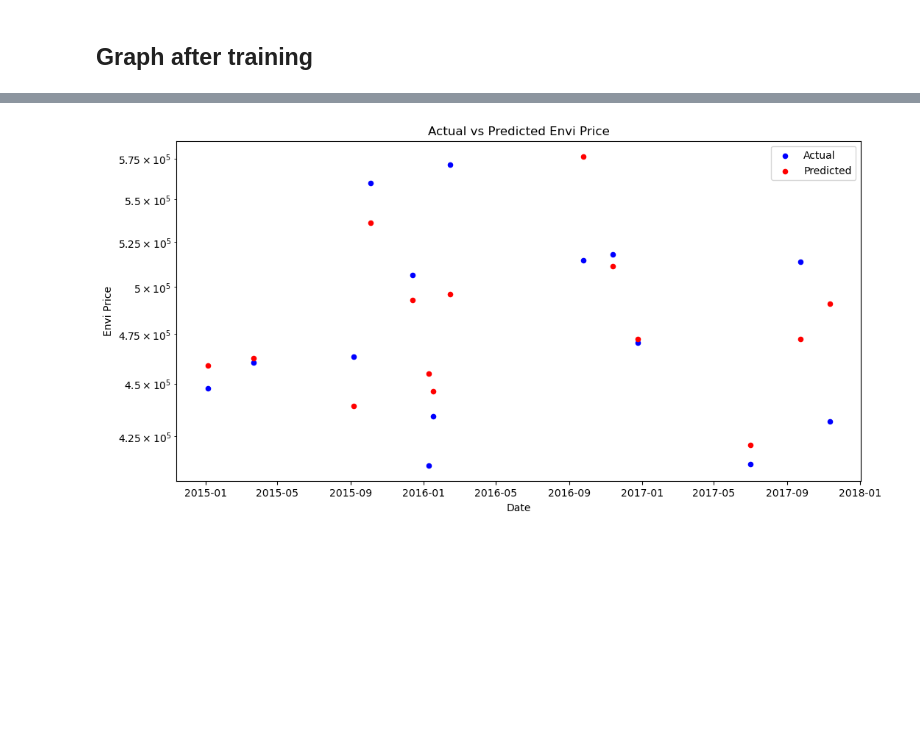
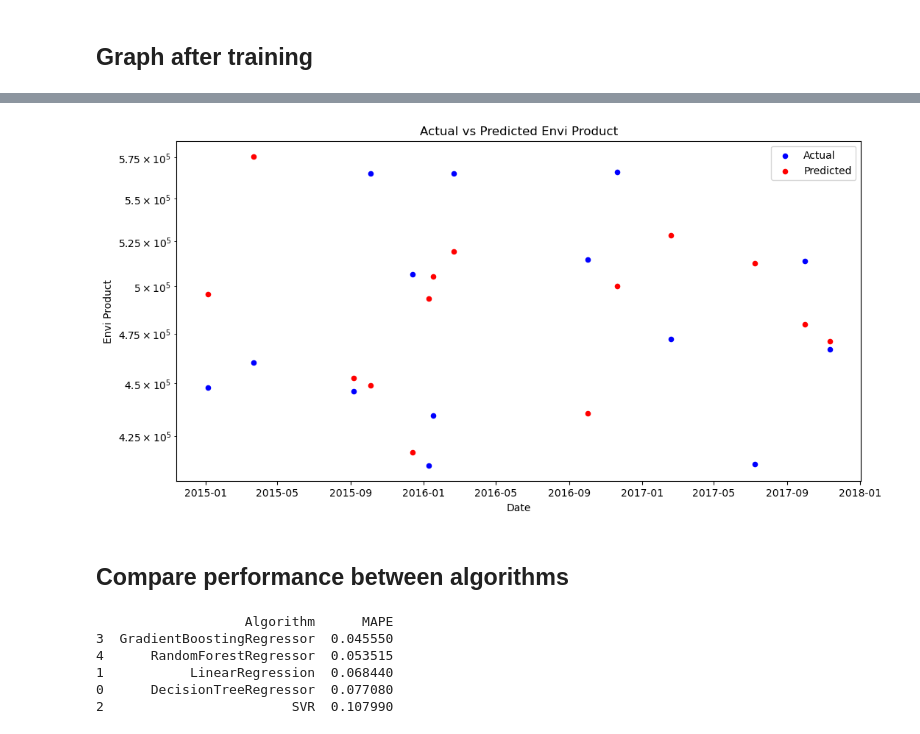
Before and after one commit to MaiWittawat/miniproject2-ai, a Jupyter notebook: envi/code.ipynb, the cells around one changed output, grey strips where cells are left out. Drawn from its saved outputs; the diff is of its cells as text; code cells hidden in the pictures; blank space fills up the shorter version.

```diff
--- a/envi/code.ipynb
+++ b/envi/code.ipynb
@@ -48,7 +48,8 @@ dtype: int64
 # %% [markdown]
 # Filter samples have over range
 # %%
-netherlands_dataset = netherlands_dataset[netherlands_dataset['Envi'] <= 580000] # best 580000
+# netherlands_dataset = netherlands_dataset[netherlands_dataset['Envi'] >= 300000] # best 580000
+netherlands_dataset = netherlands_dataset[netherlands_dataset['Envi'].between(300000, 580000)]
 netherlands_dataset
 # %% [output]
 |  | Date | Envi | region |
@@ -369,12 +416,33 @@ plt.show()
 # %%
 plt.figure(figsize=(12, 6))
 plt.scatter(test.index, y_test, label='Actual', color='blue', s=20)
-plt.scatter(test.index, dt_pred, label='Predicted', color='red', s=20)
+plt.scatter(test.index, test['Envi_Predicted_LR'], label='Predicted', color='red', s=20)
 plt.xlabel('Date')
-plt.ylabel('Envi Price')
+plt.ylabel('Envi Product')
 plt.yscale('log')
-plt.title('Actual vs Predicted Envi Price')
+plt.title('Actual vs Predicted Envi Product')
 plt.legend()
 plt.show()
 # %% [output]
-[figure, old version]
+[figure, new version]
+# %% [markdown]
+## Compare performance between algorithms
+# %%
+# Create a DataFrame to compare the performance of algorithms
+comparison_df = pd.DataFrame({
+    'Algorithm': ['DecisionTreeRegressor', 'LinearRegression', 'SVR', 'GradientBoostingRegressor', 'RandomForestRegressor'],
+    'MAPE': [MAPE_DTR, MAPE_LR, MAPE_SVR, MAPE_GBR, MAPE_RFR]
+})
+
+# Sort the DataFrame by MAPE values
+comparison_df = comparison_df.sort_values(by='MAPE')
+
+# Print the comparison DataFrame
+print(comparison_df)
+# %% [output]
+                   Algorithm      MAPE
+3  GradientBoostingRegressor  0.045550
+4      RandomForestRegressor  0.053515
+1           LinearRegression  0.068440
+0      DecisionTreeRegressor  0.077080
+2                        SVR  0.107990
```
Also changed, not shown: parts of 18 cells of this notebook, 4 other files.
